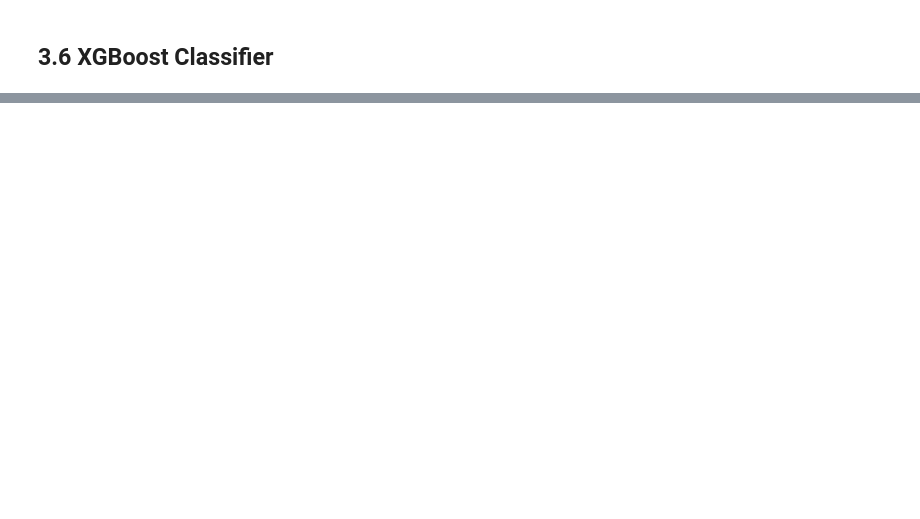
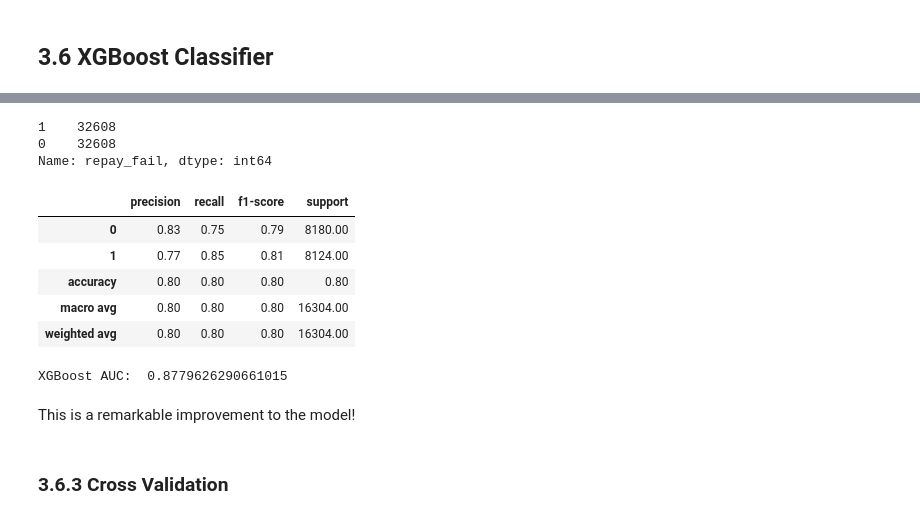
Before and after one commit to issacgomez07/Capstone-2-LendingClub-Defaults, a Jupyter notebook: notebooks/03_preprocessing_and_training.ipynb, the cells around one changed output, grey strips where cells are left out. Cells and saved outputs as stored; diff of their text form; code cells hidden in the pictures; blank space fills up the shorter version.

```diff
--- a/notebooks/03_preprocessing_and_training.ipynb
+++ b/notebooks/03_preprocessing_and_training.ipynb
@@ -351,0 +123,49 @@ References
+# %%
+#create two different dataframe of majority and minority class
+df_majority = df_encoded[(df_encoded['repay_fail']==0)]
+df_minority = df_encoded[(df_encoded['repay_fail']==1)]
+
+# upsample minority class
+df_minority_upsampled = resample(df_minority,
+                                 replace=True,
+                                 n_samples= 32608,
+                                 random_state=42)
+
+df_upsampled = pd.concat([df_minority_upsampled, df_majority])
+# %%
+df_upsampled['repay_fail'].value_counts()
+# %% [output]
+1    32608
+0    32608
+Name: repay_fail, dtype: int64
+# %%
+X_over = df_upsampled.drop(columns=['earliest_cr_line','repay_fail'])
+y_over = df_upsampled.repay_fail
+# %%
+X_train_o, X_test_o, y_train_o, y_test_o = train_test_split(X_over, y_over, test_size=0.25, random_state=42)
+# %%
+xgb_over = XGBClassifier(random_state=42)
+
+xgb_over.fit(X_train_o, y_train_o)
+
+# Predict on test data
+xgb_predictions_over = xgb_over.predict(X_test_o)
+
+# Optionally, get prediction probabilities
+xgb_probs_over = xgb_over.predict_proba(X_test_o)[:,1]
+
+# Evaluate predictions
+display(pd.DataFrame(classification_report(y_test_o, xgb_predictions_over,output_dict=True)).T)
+print("XGBoost AUC: ", roc_auc_score(y_test_o, xgb_probs_over))
+# %% [output]
+|  | precision | recall | f1-score | support |
+| 0 | 0.83 | 0.75 | 0.79 | 8180.00 |
+| 1 | 0.77 | 0.85 | 0.81 | 8124.00 |
+| accuracy | 0.80 | 0.80 | 0.80 | 0.80 |
+| macro avg | 0.80 | 0.80 | 0.80 | 16304.00 |
+| weighted avg | 0.80 | 0.80 | 0.80 | 16304.00 |
+XGBoost AUC:  0.8779626290661015
+# %% [markdown]
+This is a remarkable improvement to the model!
+# %% [markdown]
+### 3.6.3 Cross Validation<a id='3.6.3_Cross_Validation'></a>
```
Also changed, not shown: parts of 44 cells of this notebook, 1 other file.
